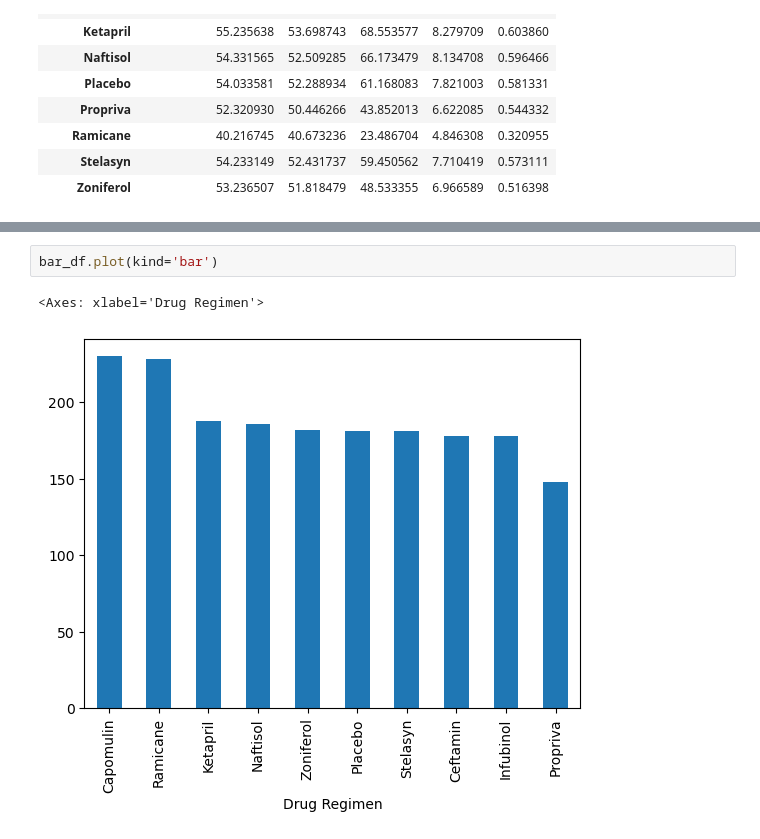
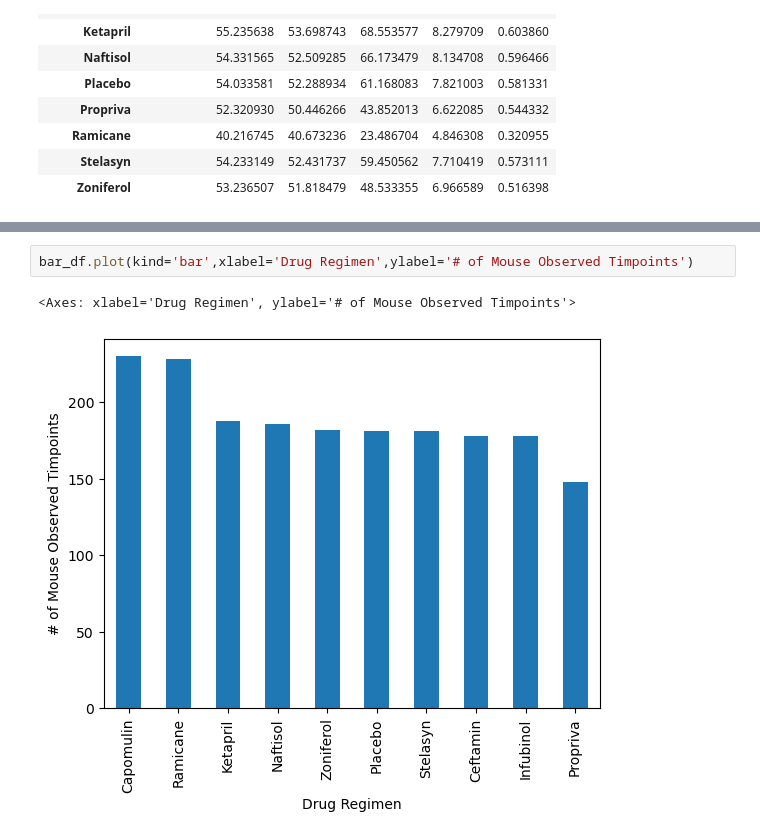
Before and after one commit to grantgorham26/matplotlib_pandas_challenge, a Jupyter notebook: Pymaceuticals/main.ipynb, the cells around one changed output, grey strips where cells are left out. Saved outputs shown, nothing was run; the diff lists cells and outputs as text.

```diff
--- a/Pymaceuticals/main.ipynb
+++ b/Pymaceuticals/main.ipynb
@@ -201,6 +211,6 @@ bar_df.sort_values(ascending=False,inplace=True)
 # %%
-bar_df.plot(kind='bar')
+bar_df.plot(kind='bar',xlabel='Drug Regimen',ylabel='# of Mouse Observed Timpoints')
 # %% [output]
-<Axes: xlabel='Drug Regimen'>
+<Axes: xlabel='Drug Regimen', ylabel='# of Mouse Observed Timpoints'>
-[figure, old version]
+[figure, new version]
 # %%
```
Also changed, not shown: parts of 4 cells of this notebook.
